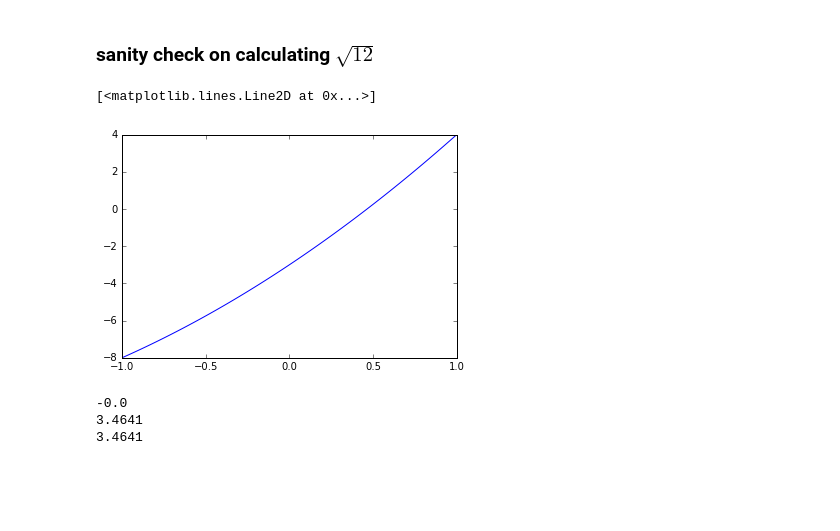
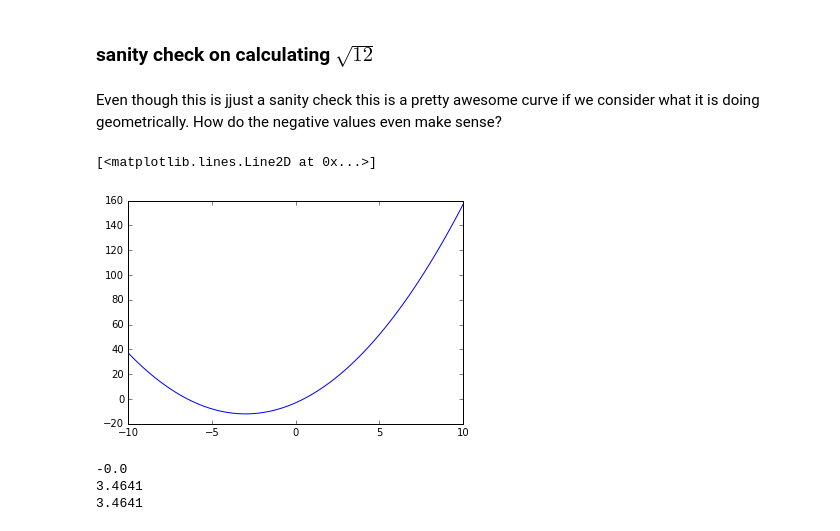
Before and after one commit to basp/notes, a Jupyter notebook: math_numbers.ipynb, the cells around one changed output. Cells and saved outputs as stored; diff of their text form; code cells hidden in the pictures; blank space fills up the shorter version.

```diff
--- a/math_numbers.ipynb
+++ b/math_numbers.ipynb
@@ -118,13 +145,17 @@ Our rectangle is $3 \times 4$ and the square we are looking for is $3 \times 3$
 Everything below is just for playing around and should be deleted or cleaned-up for final publishing.
 # %% [markdown]
 ### sanity check on calculating $\sqrt{12}$
+# %% [markdown]
+Even though this is jjust a sanity check this is a pretty awesome curve if we consider what it is doing geometrically. How do the negative values even make sense?
 # %%
+# this is the solution we found involing sqrt(12)
 f = lambda x: x**2 + 6*x - 3
-x = np.linspace(-1, 1, 100)
+x = np.linspace(-10, 10, 100)
+# let's plot it for sanity
 plt.plot(x, f(x))
 # %% [output]
 [<matplotlib.lines.Line2D at 0x...>]
-[figure, old version]
+[figure, new version]
 # %%
 x = 0.46410 # this is our manually calculated value of dx/spread
 print(round((x**2) + (x*6) - 3, 2))
```
Also changed, not shown: parts of 5 cells of this notebook.
